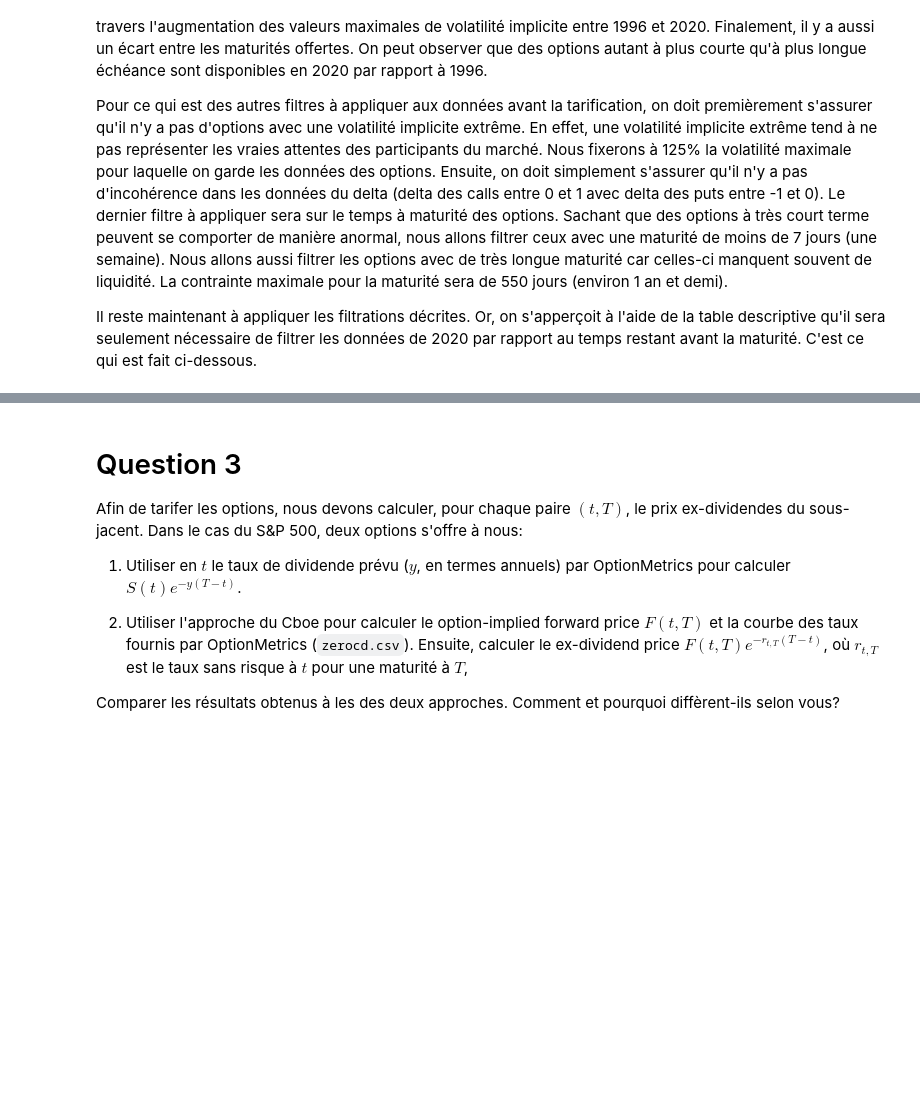
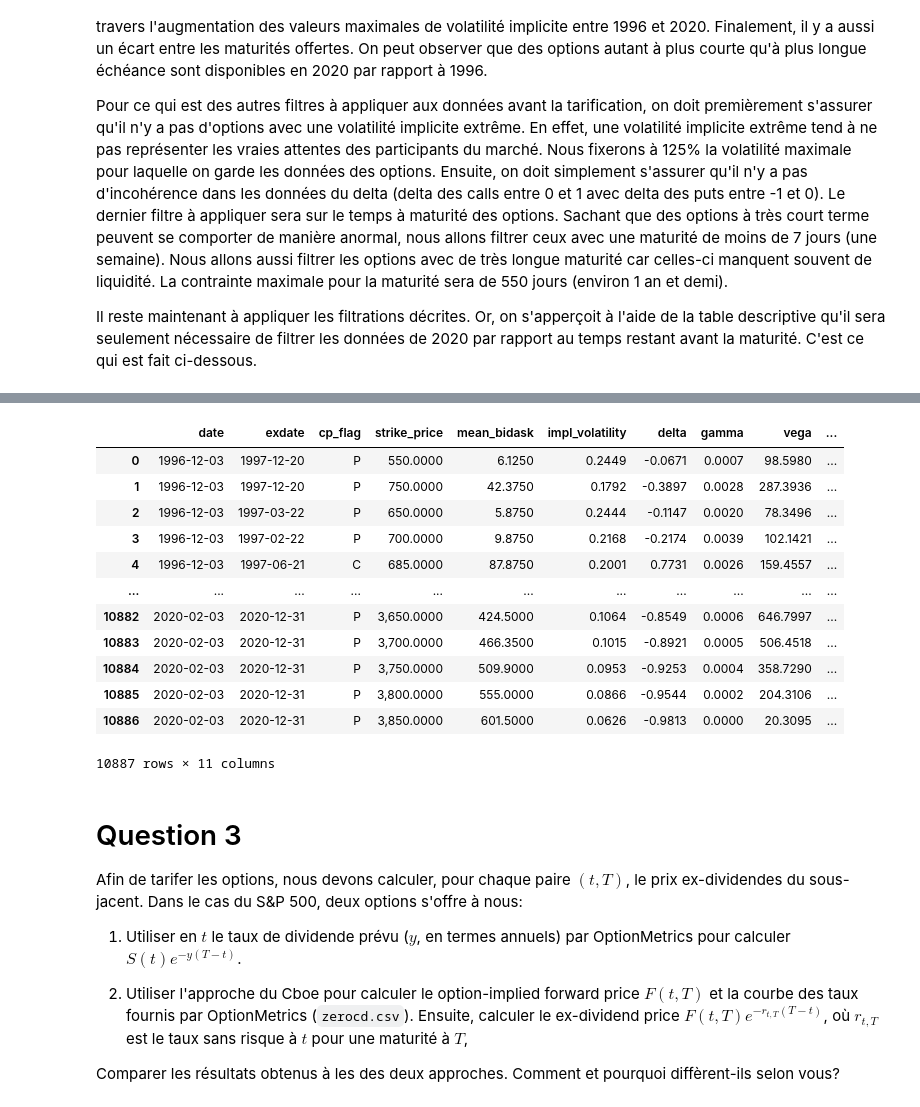
Before and after one commit to widelc/TP2_PD, a Jupyter notebook: assignment2.ipynb, the cells around one changed output, grey strips where cells are left out. Drawn from its saved outputs; the diff is of its cells as text; code cells hidden in the pictures; blank space fills up the shorter version.

```diff
--- a/assignment2.ipynb
+++ b/assignment2.ipynb
@@ -150,3 +162,20 @@ plot_iv_surface(option_info, date="2020-02-03")
+# %%
+option_info = f_clean_table(option_info).reset_index(drop=True)
+option_info
+# %% [output]
+|  | date | exdate | cp_flag | strike_price | mean_bidask | impl_volatility | delta | gamma | vega | ... |
+| 0 | 1996-12-03 | 1997-12-20 | P | 550.0000 | 6.1250 | 0.2449 | -0.0671 | 0.0007 | 98.5980 | ... |
+| 1 | 1996-12-03 | 1997-12-20 | P | 750.0000 | 42.3750 | 0.1792 | -0.3897 | 0.0028 | 287.3936 | ... |
+| 2 | 1996-12-03 | 1997-03-22 | P | 650.0000 | 5.8750 | 0.2444 | -0.1147 | 0.0020 | 78.3496 | ... |
+| 3 | 1996-12-03 | 1997-02-22 | P | 700.0000 | 9.8750 | 0.2168 | -0.2174 | 0.0039 | 102.1421 | ... |
+| 4 | 1996-12-03 | 1997-06-21 | C | 685.0000 | 87.8750 | 0.2001 | 0.7731 | 0.0026 | 159.4557 | ... |
+| ... | ... | ... | ... | ... | ... | ... | ... | ... | ... | ... |
+| 10882 | 2020-02-03 | 2020-12-31 | P | 3,650.0000 | 424.5000 | 0.1064 | -0.8549 | 0.0006 | 646.7997 | ... |
+| 10883 | 2020-02-03 | 2020-12-31 | P | 3,700.0000 | 466.3500 | 0.1015 | -0.8921 | 0.0005 | 506.4518 | ... |
+| 10884 | 2020-02-03 | 2020-12-31 | P | 3,750.0000 | 509.9000 | 0.0953 | -0.9253 | 0.0004 | 358.7290 | ... |
+| 10885 | 2020-02-03 | 2020-12-31 | P | 3,800.0000 | 555.0000 | 0.0866 | -0.9544 | 0.0002 | 204.3106 | ... |
+| 10886 | 2020-02-03 | 2020-12-31 | P | 3,850.0000 | 601.5000 | 0.0626 | -0.9813 | 0.0000 | 20.3095 | ... |
+10887 rows × 11 columns
 # %% [markdown]
 # Question 3
 
```
Also changed, not shown: parts of 12 cells of this notebook, 2 other files.
